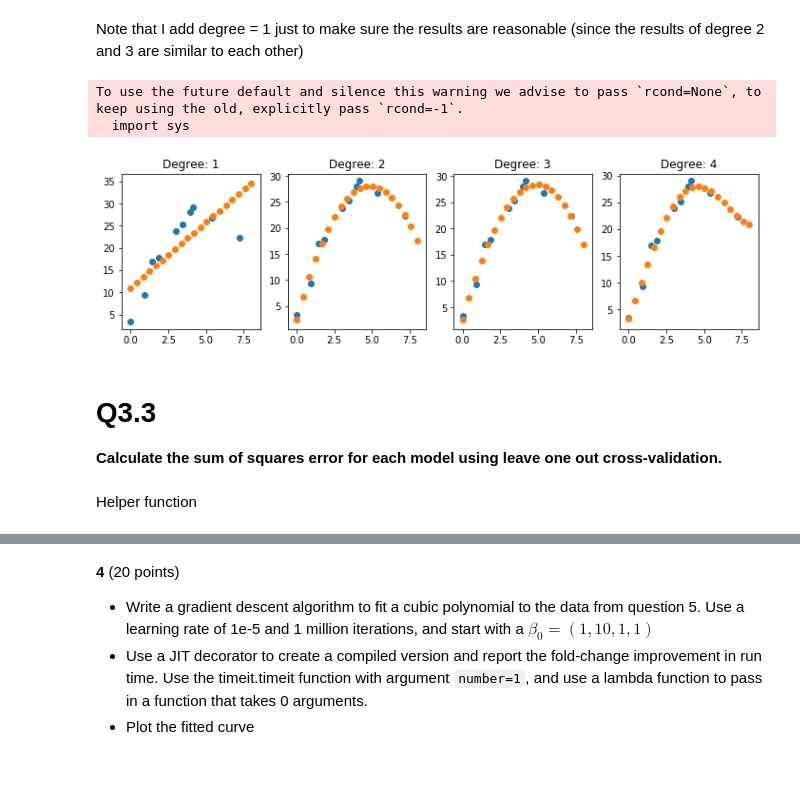
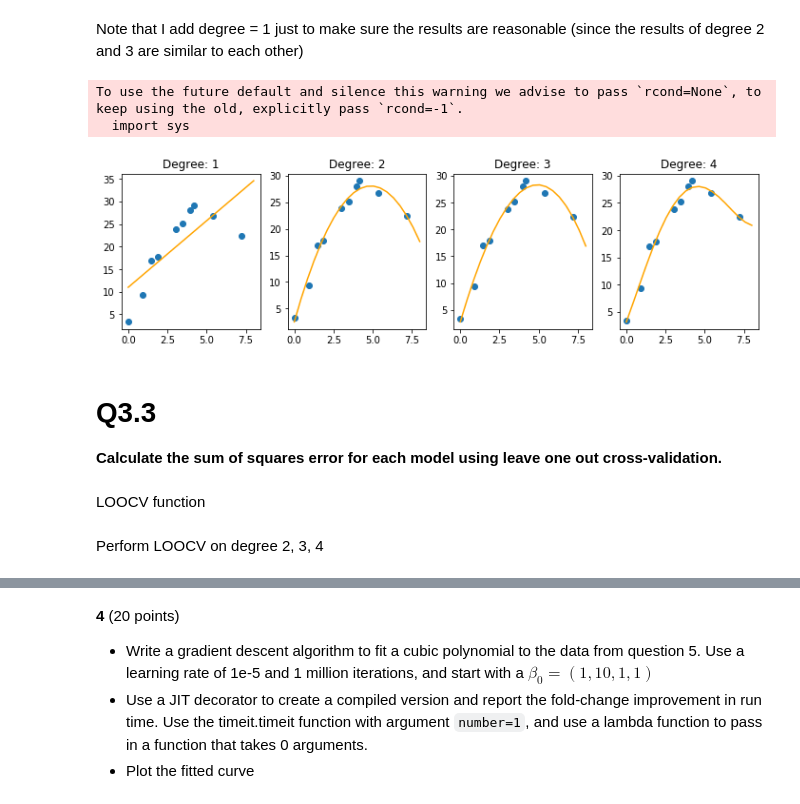
Before and after one commit to clintko/Duke_BIOS823_BigData_v2, a Jupyter notebook: Z09_Review_kuei.ipynb, the cells around one changed output, grey strips where cells are left out. Saved outputs shown, nothing was run; the diff lists cells and outputs as text; code cells hidden in the pictures; blank space fills up the shorter version.

```diff
--- a/Z09_Review_kuei.ipynb
+++ b/Z09_Review_kuei.ipynb
@@ -163,12 +219,11 @@ y = np.array([29.05627699, 22.38450486,  3.33047527, 23.84338844, 16.98396787,
 # Q3.1
 **Fit polynomials of order 2, 3 and 4 to the data set `x` and `y` by solving the normal equations $(X^TX) \hat{\beta} = X^Ty$.**
 # %%
-A = np.array(list(x**i for i in range(3))).T
 Y = y.reshape(-1, 1)
-b, res, r, s = la.lstsq(A, y)
-print(res)
 
-beta = b.reshape(-1, 1)
-tmp = np.square(Y - A @ beta).sum()
-print(tmp)
+for deg in (2, 3, 4):
+    A = np.array(list(x**i for i in range(deg + 1))).T
+    b, res, r, s = la.lstsq(A, y)
+    print("Degree:", deg) #, "|", "RSS:", res)
+    print(b)
 # %% [output]
@@ -179,7 +237,0 @@ To use the future default and silence this warning we advise to pass `rcond=None
-# %%
-Y = y.reshape(-1, 1)
-
-for deg in (2, 3, 4):
-    A = np.array(list(x**i for i in range(deg + 1))).T
-    b, res, r, s = la.lstsq(A, y)
-    print("Degree:", deg, "|", "RSS:", res)
@@ -197,26 +243,26 @@ Note that I add degree = 1 just to make sure the results are reasonable (since t
 # %%
 fig, axes = plt.subplots(1, 4, figsize = (12, 3))
 degs = (1, 2, 3, 4)
 
 for idx in range(len(degs)):
     deg = degs[idx]
     A   = get_model_matrix(x, deg)
     b, res, r, s = la.lstsq(A, y)
 
     xs   = np.linspace(0, 8, 20)
     A    = get_model_matrix(xs, deg)
     yhat = A.dot(b)
 
     ax = axes[idx]
     ax.scatter(x, y)
-    ax.scatter(xs, yhat)
+    ax.plot(xs, yhat, color = "orange")
     ax.set_title("Degree: " + str(deg))
 # %% [output]
 To use the future default and silence this warning we advise to pass `rcond=None`, to keep using the old, explicitly pass `rcond=-1`.
   import sys
-[figure, old version]
+[figure, new version]
 # %% [markdown]
 # Q3.3
 **Calculate the sum of squares error for each model using leave one out cross-validation.**
 # %% [markdown]
-Helper function
+LOOCV function
@@ -243,3 +290,5 @@ def loocv(deg, x, y):
+# %% [markdown]
+Perform LOOCV on degree 2, 3, 4
 # %%
 for deg in (2, 3, 4):
     print("Degree:", deg, "|", "LOOCV:", loocv(deg, x, y))
```
Also changed, not shown: parts of 42 cells of this notebook, 6 other files.
